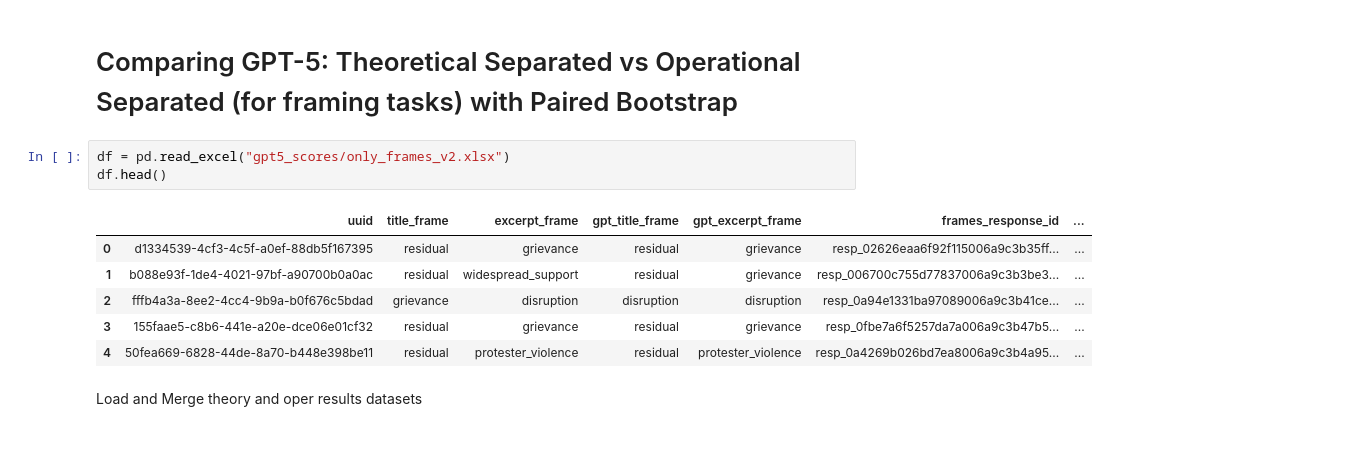
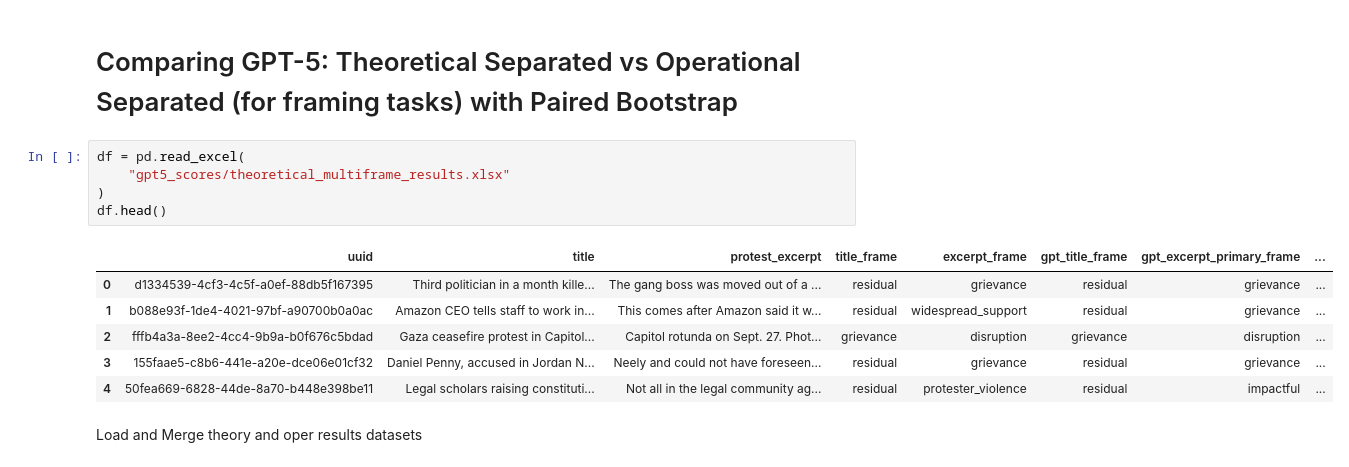
Before and after one commit to jjzhao12/protests_chai, a Jupyter notebook: frames/comparison.ipynb, the cells around one changed output. Cells and saved outputs as stored; diff of their text form.

Commit message:
finished multiframe exploration

```diff
--- a/frames/comparison.ipynb
+++ b/frames/comparison.ipynb
@@ -93,15 +108,17 @@ show_results("GPT-5 Mini — Operationalized Binary Only", o_binary_5mini)
 # %% [markdown]
 # Comparing GPT-5: Theoretical Separated vs Operational Separated (for framing tasks) with Paired Bootstrap
 # %%
-df = pd.read_excel("gpt5_scores/only_frames_v2.xlsx")
+df = pd.read_excel(
+    "gpt5_scores/theoretical_multiframe_results.xlsx"
+)
 df.head()
 # %% [output]
-|  | uuid | title_frame | excerpt_frame | gpt_title_frame | gpt_excerpt_frame | frames_response_id | ... |
-| 0 | d1334539-4cf3-4c5f-a0ef-88db5f167395 | residual | grievance | residual | grievance | resp_02626eaa6f92f115006a9c3b35ff... | ... |
-| 1 | b088e93f-1de4-4021-97bf-a90700b0a0ac | residual | widespread_support | residual | grievance | resp_006700c755d77837006a9c3b3be3... | ... |
-| 2 | fffb4a3a-8ee2-4cc4-9b9a-b0f676c5bdad | grievance | disruption | disruption | disruption | resp_0a94e1331ba97089006a9c3b41ce... | ... |
-| 3 | 155faae5-c8b6-441e-a20e-dce06e01cf32 | residual | grievance | residual | grievance | resp_0fbe7a6f5257da7a006a9c3b47b5... | ... |
-| 4 | 50fea669-6828-44de-8a70-b448e398be11 | residual | protester_violence | residual | protester_violence | resp_0a4269b026bd7ea8006a9c3b4a95... | ... |
+|  | uuid | title | protest_excerpt | title_frame | excerpt_frame | gpt_title_frame | gpt_excerpt_primary_frame | ... |
+| 0 | d1334539-4cf3-4c5f-a0ef-88db5f167395 | Third politician in a month kille... | The gang boss was moved out of a ... | residual | grievance | residual | grievance | ... |
+| 1 | b088e93f-1de4-4021-97bf-a90700b0a0ac | Amazon CEO tells staff to work in... | This comes after Amazon said it w... | residual | widespread_support | residual | grievance | ... |
+| 2 | fffb4a3a-8ee2-4cc4-9b9a-b0f676c5bdad | Gaza ceasefire protest in Capitol... | Capitol rotunda on Sept. 27. Phot... | grievance | disruption | grievance | disruption | ... |
+| 3 | 155faae5-c8b6-441e-a20e-dce06e01cf32 | Daniel Penny, accused in Jordan N... | Neely and could not have foreseen... | residual | grievance | residual | grievance | ... |
+| 4 | 50fea669-6828-44de-8a70-b448e398be11 | Legal scholars raising constituti... | Not all in the legal community ag... | residual | protester_violence | residual | impactful | ... |
 # %% [markdown]
 Load and Merge theory and oper results datasets
 # %%
```
Also changed, not shown: parts of 10 cells of this notebook, 13 other files.
